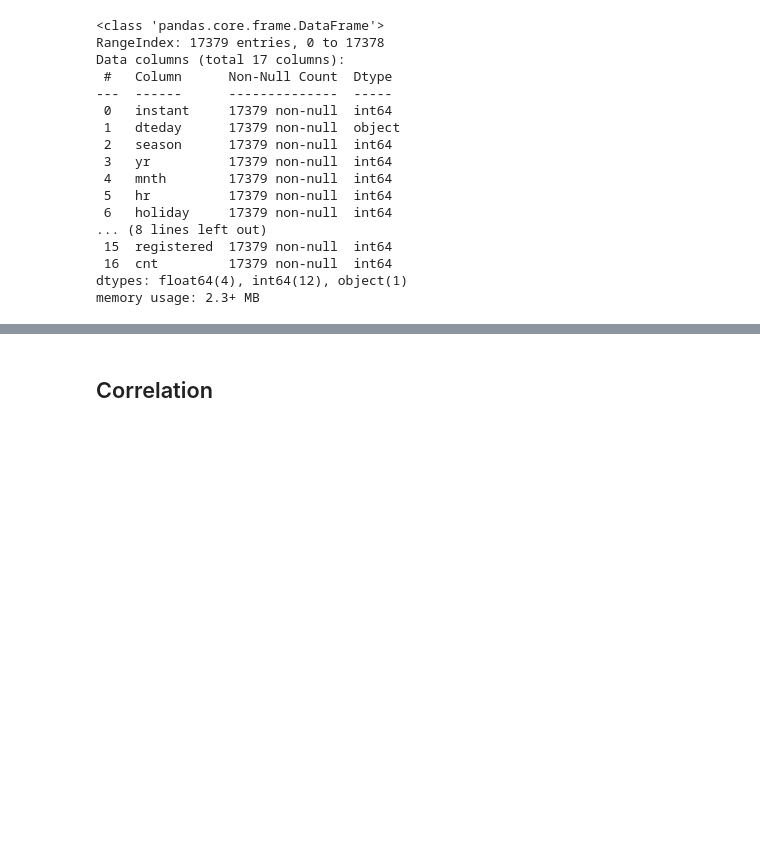
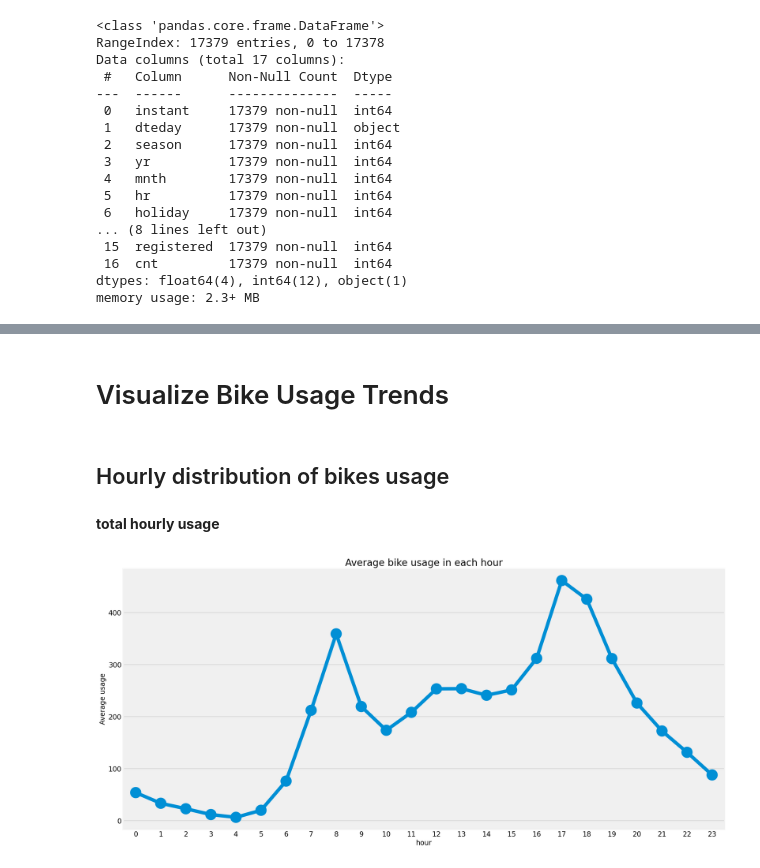
Before and after one commit to peiyiHong/Analyzing-Bike-Sharing-Trends, a Jupyter notebook: Analyzing Bike Sharing Trends.ipynb, the cells around one changed output, grey strips where cells are left out. Saved outputs shown, nothing was run; the diff lists cells and outputs as text; code cells hidden in the pictures; blank space fills up the shorter version.

```diff
--- a/Analyzing Bike Sharing Trends.ipynb
+++ b/Analyzing Bike Sharing Trends.ipynb
@@ -104,8 +171,0 @@ memory usage: 2.3 MB
-# %%
-# categorical variables conversion
-
-category_variables = ["season", "is_holiday", "weekday", "weather_condition",
-                      "is_workingday", "month", "year", "hour"]
-for var in category_variables:
-    hour_df[var] = hour_df[var].astype("category")
-hour_df.info()
@@ -287,2 +172,18 @@ sns.boxplot(data=hour_df[["temp", "windspeed"]], orient="h");
-# %% [markdown]
-## Correlation
+# %% [markdown]
+# Visualize Bike Usage Trends
+# %%
+def get_grouped_average(groups, selected_var=["total_count"]):
+    group_df = hour_df.groupby(groups).mean()[selected_var]
+    return group_df.reset_index()
+# %% [markdown]
+## Hourly distribution of bikes usage
+# %% [markdown]
+**total hourly usage**
+# %%
+average_hourly = get_grouped_average(["hour"])
+
+sns.pointplot(x="hour", y="total_count", data=average_hourly)
+plt.ylabel("Average usage")
+plt.title("Average bike usage in each hour", size=20);
+# %% [output]
+[figure, added]
```
Also changed, not shown: parts of 64 cells of this notebook.
